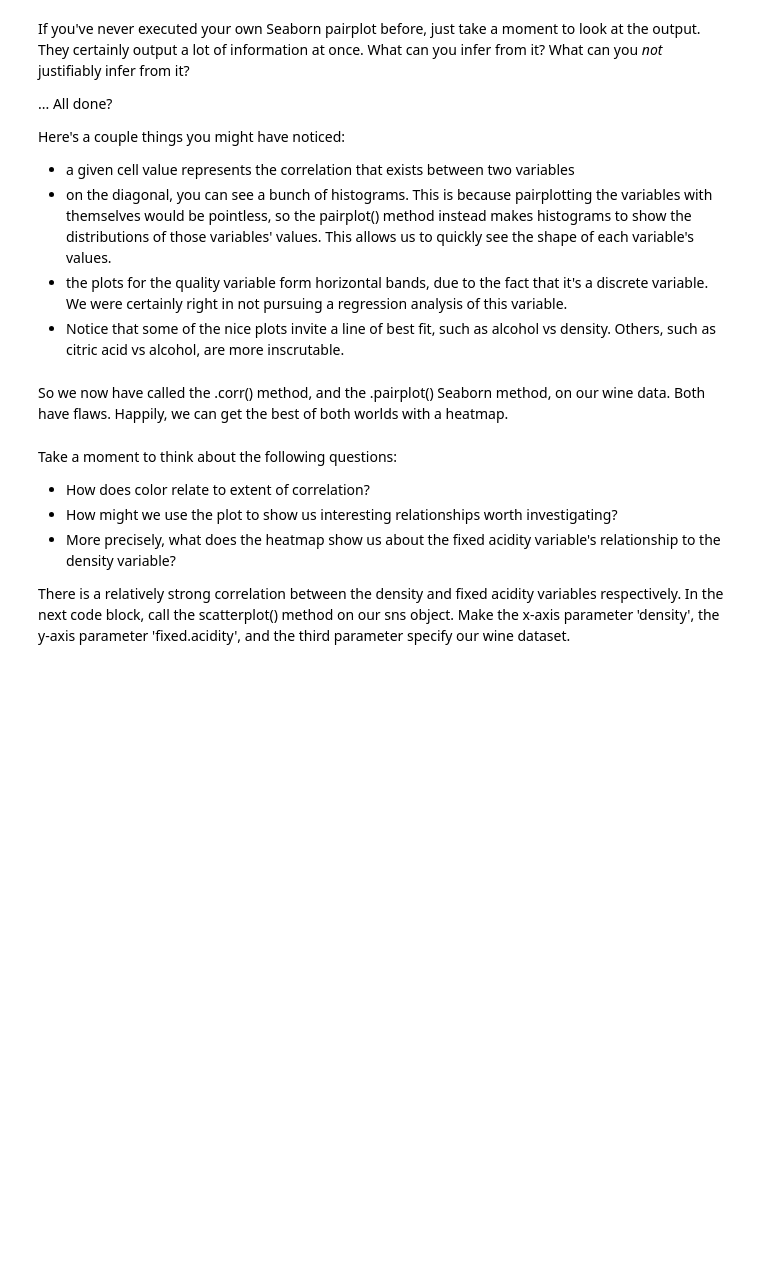
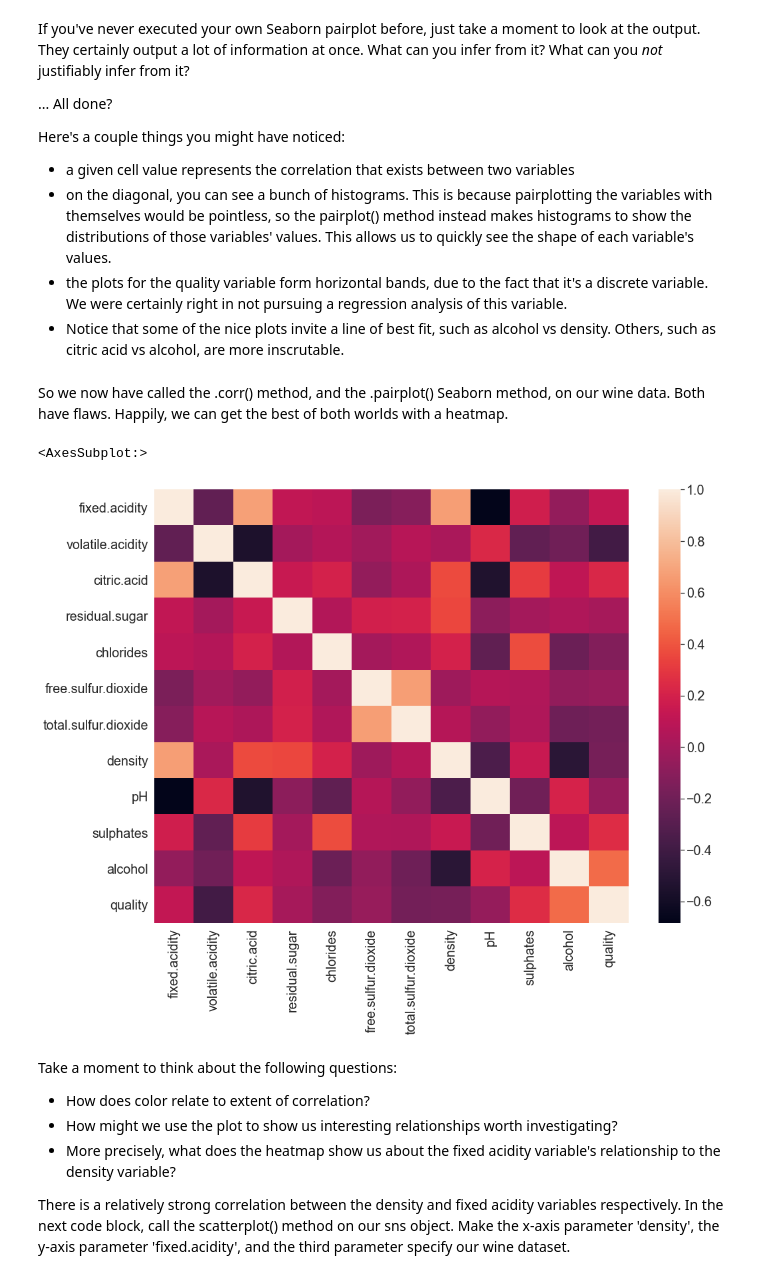
Before and after one commit to sandriyishen/Springboard_2021, a Jupyter notebook: Unit 11.4 - Linear Regression Case Study/Springboard Regression Case Study - the Red Wine Dataset - Tier 3.ipynb, the cells around one changed output. Drawn from its saved outputs; the diff is of its cells as text; code cells hidden in the pictures; blank space fills up the shorter version.

```diff
--- a/Unit 11.4 - Linear Regression Case Study/Springboard Regression Case Study - the Red Wine Dataset - Tier 3.ipynb
+++ b/Unit 11.4 - Linear Regression Case Study/Springboard Regression Case Study - the Red Wine Dataset - Tier 3.ipynb
@@ -147,7 +231,13 @@ Here's a couple things you might have noticed:
 So we now have called the .corr() method, and the .pairplot() Seaborn method, on our wine data. Both have flaws. Happily, we can get the best of both worlds with a heatmap.
 # %%
 # Make a heatmap of the data
-_ _ _
+
+plt.figure(figsize = (16, 12))
+sns.set(font_scale=1.8)
+sns.heatmap(wine.corr())
+# %% [output]
+<AxesSubplot:>
+[figure, added]
 # %% [markdown]
 Take a moment to think about the following questions:
 - How does color relate to extent of correlation?
```
Also changed, not shown: parts of 41 cells of this notebook.
